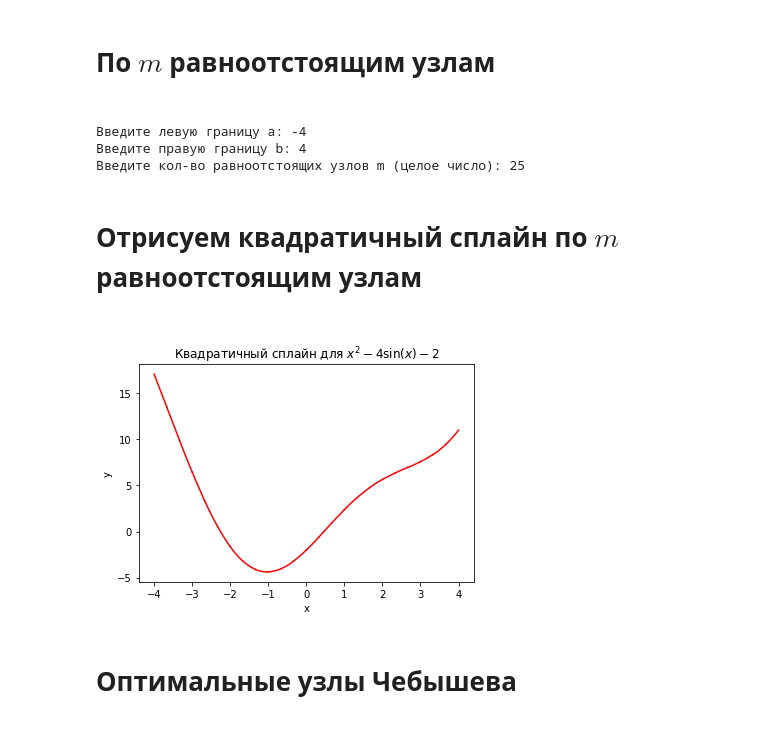
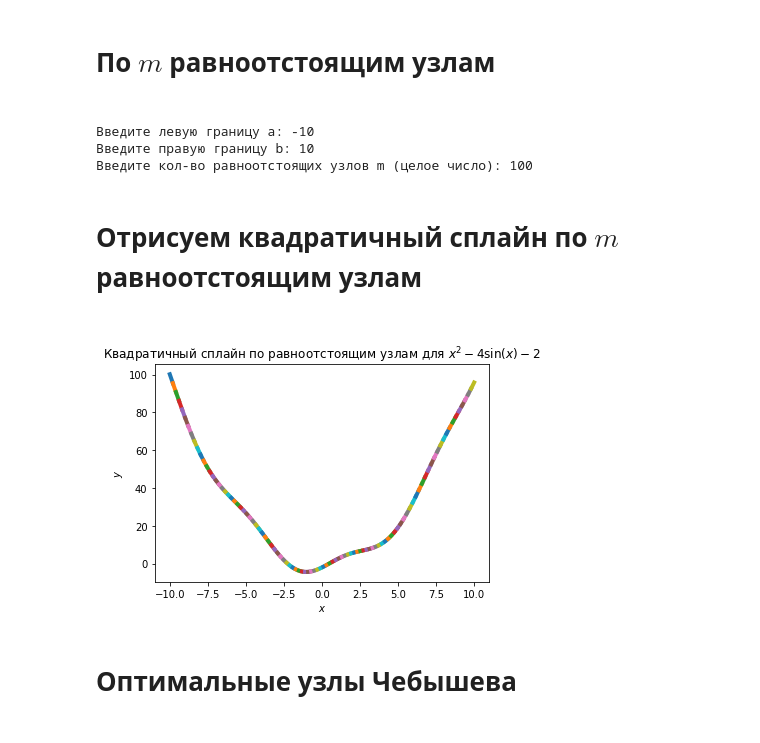
Before and after one commit to verse-chorus/linear_quadratic_cubic_splines, a Jupyter notebook: Квадратичный_сплайн.ipynb, the cells around one changed output. Drawn from its saved outputs; the diff is of its cells as text; code cells hidden in the pictures.

```diff
--- a/Квадратичный_сплайн.ipynb
+++ b/Квадратичный_сплайн.ipynb
@@ -16,10 +16,11 @@ b = float(input('Введите правую границу b: '))
 m = int(input('Введите кол-во равноотстоящих узлов m (целое число): '))
 
 x = np.linspace(a, b, m)
-N = len(x)
+
 # n - число квадратичных сплайнов, у каждого 3 неизвестных - значит, у нас 3*n неизвестных
 # Надо решить 3*n уравнения
-n = N - 1 # n = 32
+n = m - 1
+
 
 # AB = C
 A = np.zeros((3*n, 3*n))*1.0
@@ -54,23 +55,23 @@ ai = B[:n]
 bi = B[n:2*n]
 ci = B[2*n:]
 # %% [output]
-Введите левую границу a: -4
-Введите правую границу b: 4
-Введите кол-во равноотстоящих узлов m (целое число): 25
+Введите левую границу a: -10
+Введите правую границу b: 10
+Введите кол-во равноотстоящих узлов m (целое число): 100
 # %% [markdown]
 <h1>Отрисуем квадратичный сплайн по $m$ равноотстоящим узлам<h1>
 # %%
 plt.figure()
 for k in range(n):
     xspline = np.linspace(x[k], x[k+1], 100)
     yspline = ai[k]*xspline**2 + bi[k]*xspline + ci[k]
-    plt.plot(xspline, yspline, 'r')
-plt.xlabel('x')
-plt.ylabel('y')
-plt.title('Квадратичный сплайн для $x^2 - 4 \sin(x) - 2$')
+    plt.plot(xspline, yspline, '-', linewidth=4)
+plt.xlabel('$x$')
+plt.ylabel('$y$')
+plt.title('Квадратичный сплайн по равноотстоящим узлам для $x^2 - 4 \sin(x) - 2$')
 plt.show()
 # %% [output]
-[figure, old version]
+[figure, new version]
 # %% [markdown]
 <h1>Оптимальные узлы Чебышева<h1>
 # %%
```
Also changed, not shown: parts of 4 cells of this notebook.
